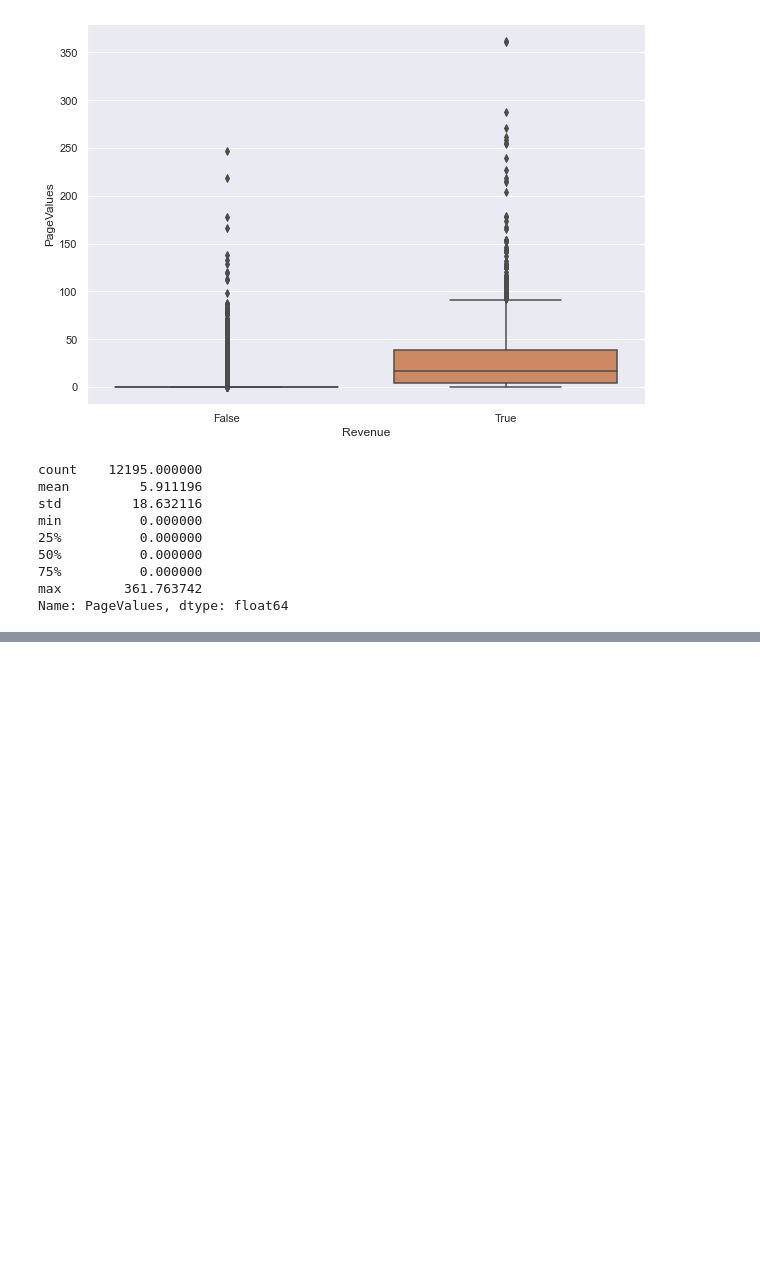
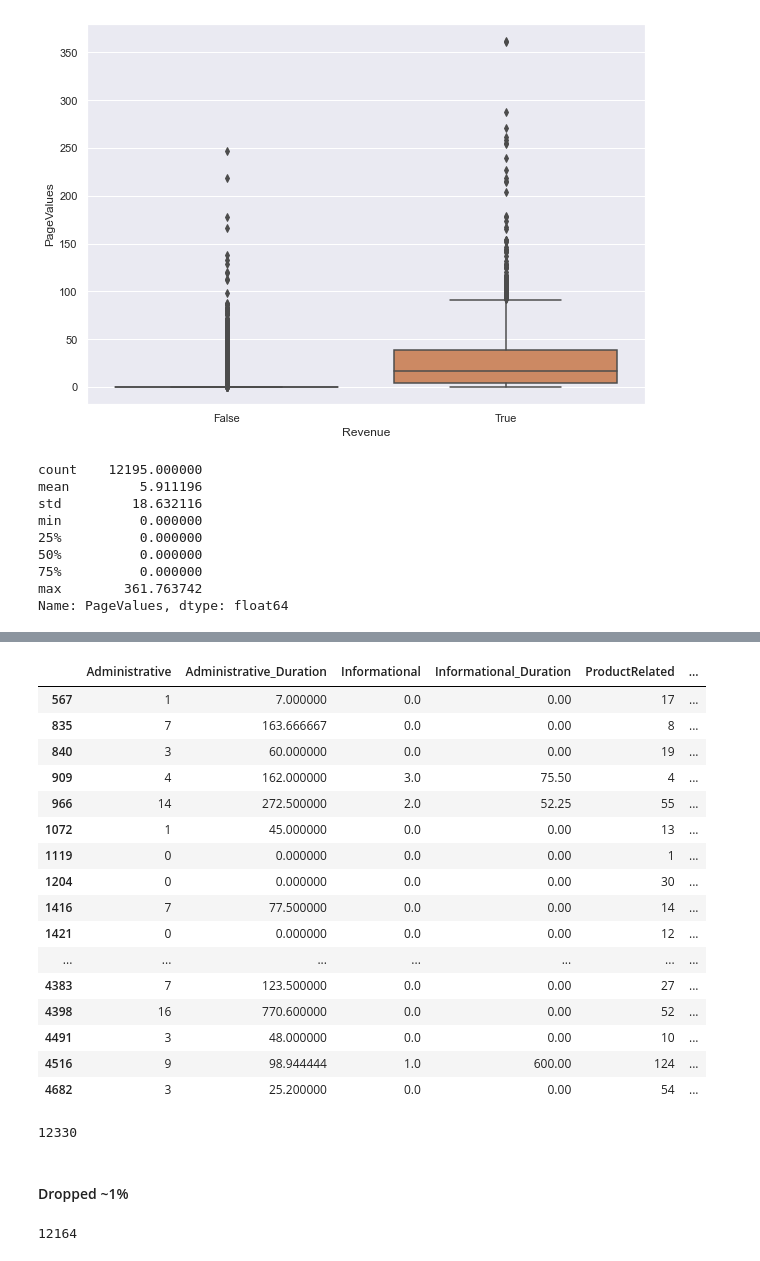
Before and after one commit to ivan-usd/panda-commerce, a Jupyter notebook: notebooks/ivanExploratoryNotebook.ipynb, the cells around one changed output, grey strips where cells are left out. Drawn from its saved outputs; the diff is of its cells as text; code cells hidden in the pictures; blank space fills up the shorter version.

```diff
--- a/notebooks/ivanExploratoryNotebook.ipynb
+++ b/notebooks/ivanExploratoryNotebook.ipynb
@@ -127,6 +127,7 @@ Weekend                      0
 Revenue                      0
 dtype: int64
 # %%
-eCommerceDF.groupby(['Revenue'])['PageValues'].mean()
+revenueGroupBy = round(eCommerceDF.groupby(['Revenue'])['PageValues'].mean(),2)
+revenueGroupBy
 # %% [output]
 Revenue
@@ -157,3 +158,5 @@ min          0.000000
 75%          0.000000
 max        361.763742
 Name: PageValues, dtype: float64
+# %%
+eCommerceDF.loc[eCommerceDF['PageValues'].isnull()&eCommerceDF['Revenue'].notnull()&eCommerceDF['Revenue'].eq(False),'PageValues'] = revenueGroupBy[0]
@@ -159,0 +185,26 @@ Name: PageValues, dtype: float64
+# %%
+eCommerceDF[eCommerceDF['OperatingSystems'].isna()].head(50)
+# %% [output]
+|  | Administrative | Administrative_Duration | Informational | Informational_Duration | ProductRelated | ... |
+| 567 | 1 | 7.000000 | 0.0 | 0.00 | 17 | ... |
+| 835 | 7 | 163.666667 | 0.0 | 0.00 | 8 | ... |
+| 840 | 3 | 60.000000 | 0.0 | 0.00 | 19 | ... |
+| 909 | 4 | 162.000000 | 3.0 | 75.50 | 4 | ... |
+| 966 | 14 | 272.500000 | 2.0 | 52.25 | 55 | ... |
+| 1072 | 1 | 45.000000 | 0.0 | 0.00 | 13 | ... |
+| 1119 | 0 | 0.000000 | 0.0 | 0.00 | 1 | ... |
+| 1204 | 0 | 0.000000 | 0.0 | 0.00 | 30 | ... |
+| 1416 | 7 | 77.500000 | 0.0 | 0.00 | 14 | ... |
+| 1421 | 0 | 0.000000 | 0.0 | 0.00 | 12 | ... |
+| ... | ... | ... | ... | ... | ... | ... |
+| 4383 | 7 | 123.500000 | 0.0 | 0.00 | 27 | ... |
+| 4398 | 16 | 770.600000 | 0.0 | 0.00 | 52 | ... |
+| 4491 | 3 | 48.000000 | 0.0 | 0.00 | 10 | ... |
+| 4516 | 9 | 98.944444 | 1.0 | 600.00 | 124 | ... |
+| 4682 | 3 | 25.200000 | 0.0 | 0.00 | 54 | ... |
+# %%
+eCommerceDF.shape[0]
+# %% [output]
+12330
+# %% [markdown]
+#### Dropped ~1%
@@ -159,0 +213,4 @@ Name: PageValues, dtype: float64
+# %%
+eCommerceDF.shape[0]
+# %% [output]
+12164
```
Also changed, not shown: parts of 3 cells of this notebook.
